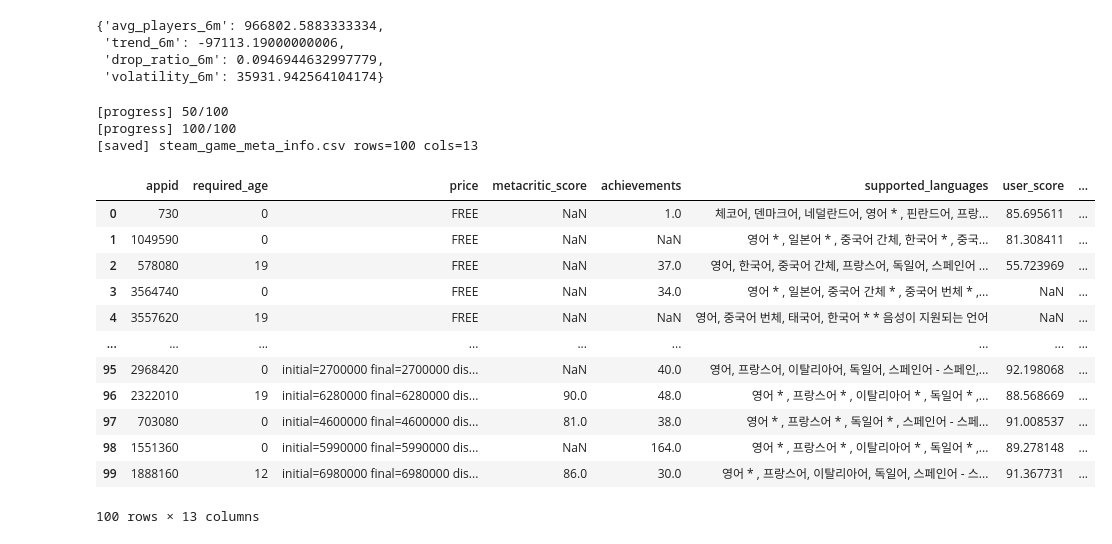
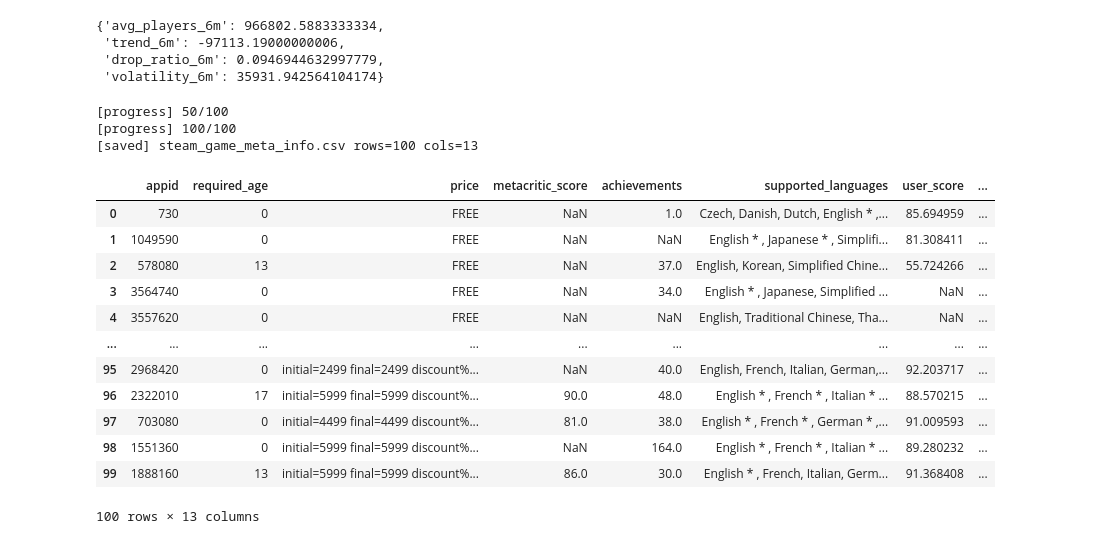
Before and after one commit to clachic00/deep_learning, a Jupyter notebook: review_api.ipynb, the cells around one changed output. Cells and saved outputs as stored; diff of their text form; code cells hidden in the pictures.

```diff
--- a/review_api.ipynb
+++ b/review_api.ipynb
@@ -409,7 +409,7 @@ HEADERS = {"User-Agent": "Mozilla/5.0"}
 # -----------------------------
 # 1) Store: appdetails
 # -----------------------------
-def fetch_appdetails(appid: int, cc="kr", lang="korean") -> dict:
+def fetch_appdetails(appid: int, cc="us", lang="english") -> dict:
     url = "https://store.steampowered.com/api/appdetails"
     r = requests.get(url, params={"appids": appid, "cc": cc, "l": lang}, headers=HEADERS, timeout=20)
     r.raise_for_status()
@@ -455,8 +455,7 @@ def fetch_appdetails(appid: int, cc="kr", lang="korean") -> dict:
         supported_languages = re.sub(r"\s+", " ", supported_languages).strip()
 
     genres = data.get("genres") or []
-    genre_names = [g.get("description") for g in genres if isinstance(g, dict) and g.get("description")]
-    genre = "|".join(genre_names) if genre_names else None
+    genre = [g.get("description") for g in genres if isinstance(g, dict) and g.get("description")]
 
     return {
         "required_age": required_age,
@@ -537,7 +536,7 @@ FINAL_COLS = [
     "genre",
 ]
 
-def build_one_row(appid: int, cc="kr", lang="korean", sleep_sec=0.2) -> dict:
+def build_one_row(appid: int, cc="us", lang="english", sleep_sec=0.2) -> dict:
     appid = int(appid)
 
     # appdetails
@@ -560,7 +559,7 @@ def build_one_row(appid: int, cc="kr", lang="korean", sleep_sec=0.2) -> dict:
         "achievements": d.get("achievements"),
         "supported_languages": d.get("supported_languages"),
         "user_score": total.get("pct_pos"),               # <= 너 정의
-        "peak_ccu": 'peak_ccu',
+        #"peak_ccu": recent.get("peak_ccu"),
         "pct_pos_total": total.get("pct_pos"),
         "num_reviews_total": total.get("num_reviews"),
         "pct_pos_recent": recent.get("pct_pos"),
@@ -574,7 +573,7 @@ def build_one_row(appid: int, cc="kr", lang="korean", sleep_sec=0.2) -> dict:
     # 혹시라도 키가 더 생기지 않도록 최종 컬럼만 남김
     return {k: row.get(k) for k in FINAL_COLS}
 
-def fetch_and_save(appids, out_csv="steam_game_meta_min.csv", cc="kr", lang="korean", sleep_sec=0.2, max_apps=None):
+def fetch_and_save(appids, out_csv="steam_game_meta_min.csv", cc="us", lang="english", sleep_sec=0.2, max_apps=None):
     appids = [int(a) for a in appids if pd.notna(a)]
     # 중복 제거(순서 유지)
     seen = set()
@@ -595,46 +594,46 @@ def fetch_and_save(appids, out_csv="steam_game_meta_min.csv", cc="kr", lang="kor
         if i % 50 == 0:
             print(f"[progress] {i}/{len(appids)}")
 
     df = pd.DataFrame(rows, columns=FINAL_COLS)  # 컬럼 순서 강제
     df.to_csv(out_csv, index=False, encoding="utf-8-sig")
     print(f"[saved] {out_csv} rows={len(df)} cols={df.shape[1]}")
     return df
 
 if __name__ == "__main__":
     appids = app_id_list = [
-    '730', '1049590', '578080', '3564740', '3557620', '2139460', '1808500', '960170',
-    '2344520', '2879840', '1245620', '1086940', '1771300', '1091500', '2246340',
+    '730', '1049590', '578080',
+    '3564740', '3557620', '2139460', '1808500', '960170', '2344520', '2879840', '1245620', '1086940', '1771300', '1091500', '2246340',
     '3513350', '3240220', '985810', '1903340', '2426960', '1623730', '236390',
     '3527290', '216150', '2827200', '381210', '2807960', '413150', '261550',
     '2622380', '1426210', '1973530', '3609080', '294100', '1174180', '1172470',
     '2444750', '648800', '3241660', '2592160', '2001120', '3489700', '3551340',
     '3405690', '3932890', '728880', '553850', '1984270', '3159330', '4077430',
     '108600', '440', '990080', '1145350', '2138330', '230410', '1621690',
     '3167020', '3472040', '394360', '1326470', '1449850', '1158310', '1144200',
     '1222140', '2215430', '227300', '3059520', '1030300', '2993780', '3101040',
     '1222670', '2927200', '934700', '570', '286160', '835570', '814380',
     '1778820', '1260320', '1142710', '1825750', '526870', '1435790', '1562700',
     '3447040', '1868140', '1627720', '2651280', '1203620', '1966720', '2183900',
     '2948190', '1929290', '2436940', '2968420', '2322010', '703080', '1551360',
     '1888160'
 ]
 fetch_and_save(appids, out_csv="steam_game_meta_info.csv", sleep_sec=0.3)
 # %% [output]
 [progress] 50/100
 [progress] 100/100
 [saved] steam_game_meta_info.csv rows=100 cols=13
 |  | appid | required_age | price | metacritic_score | achievements | supported_languages | user_score | ... |
-| 0 | 730 | 0 | FREE | NaN | 1.0 | 체코어, 덴마크어, 네덜란드어, 영어 * , 핀란드어, 프랑... | 85.695611 | ... |
-| 1 | 1049590 | 0 | FREE | NaN | NaN | 영어 * , 일본어 * , 중국어 간체, 한국어 * , 중국... | 81.308411 | ... |
-| 2 | 578080 | 19 | FREE | NaN | 37.0 | 영어, 한국어, 중국어 간체, 프랑스어, 독일어, 스페인어 ... | 55.723969 | ... |
-| 3 | 3564740 | 0 | FREE | NaN | 34.0 | 영어 * , 일본어, 중국어 간체 * , 중국어 번체 * ,... | NaN | ... |
-| 4 | 3557620 | 19 | FREE | NaN | NaN | 영어, 중국어 번체, 태국어, 한국어 * * 음성이 지원되는 언어 | NaN | ... |
+| 0 | 730 | 0 | FREE | NaN | 1.0 | Czech, Danish, Dutch, English * ,... | 85.694959 | ... |
+| 1 | 1049590 | 0 | FREE | NaN | NaN | English * , Japanese * , Simplifi... | 81.308411 | ... |
+| 2 | 578080 | 13 | FREE | NaN | 37.0 | English, Korean, Simplified Chine... | 55.724266 | ... |
+| 3 | 3564740 | 0 | FREE | NaN | 34.0 | English * , Japanese, Simplified ... | NaN | ... |
+| 4 | 3557620 | 0 | FREE | NaN | NaN | English, Traditional Chinese, Tha... | NaN | ... |
 | ... | ... | ... | ... | ... | ... | ... | ... | ... |
-| 95 | 2968420 | 0 | initial=2700000 final=2700000 dis... | NaN | 40.0 | 영어, 프랑스어, 이탈리아어, 독일어, 스페인어 - 스페인,... | 92.198068 | ... |
-| 96 | 2322010 | 19 | initial=6280000 final=6280000 dis... | 90.0 | 48.0 | 영어 * , 프랑스어 * , 이탈리아어 * , 독일어 * ,... | 88.568669 | ... |
-| 97 | 703080 | 0 | initial=4600000 final=4600000 dis... | 81.0 | 38.0 | 영어 * , 프랑스어 * , 독일어 * , 스페인어 - 스페... | 91.008537 | ... |
-| 98 | 1551360 | 0 | initial=5990000 final=5990000 dis... | NaN | 164.0 | 영어 * , 프랑스어 * , 이탈리아어 * , 독일어 * ,... | 89.278148 | ... |
-| 99 | 1888160 | 12 | initial=6980000 final=6980000 dis... | 86.0 | 30.0 | 영어 * , 프랑스어, 이탈리아어, 독일어, 스페인어 - 스... | 91.367731 | ... |
+| 95 | 2968420 | 0 | initial=2499 final=2499 discount%... | NaN | 40.0 | English, French, Italian, German,... | 92.203717 | ... |
+| 96 | 2322010 | 17 | initial=5999 final=5999 discount%... | 90.0 | 48.0 | English * , French * , Italian * ... | 88.570215 | ... |
+| 97 | 703080 | 0 | initial=4499 final=4499 discount%... | 81.0 | 38.0 | English * , French * , German * ,... | 91.009593 | ... |
+| 98 | 1551360 | 0 | initial=5999 final=5999 discount%... | NaN | 164.0 | English * , French * , Italian * ... | 89.280232 | ... |
+| 99 | 1888160 | 13 | initial=5999 final=5999 discount%... | 86.0 | 30.0 | English * , French, Italian, Germ... | 91.368408 | ... |
 100 rows × 13 columns
 # %%
 dfdf = pd.read_csv('data/steam_game_meta_info.csv')
```
Also changed, not shown: parts of 7 cells of this notebook.
